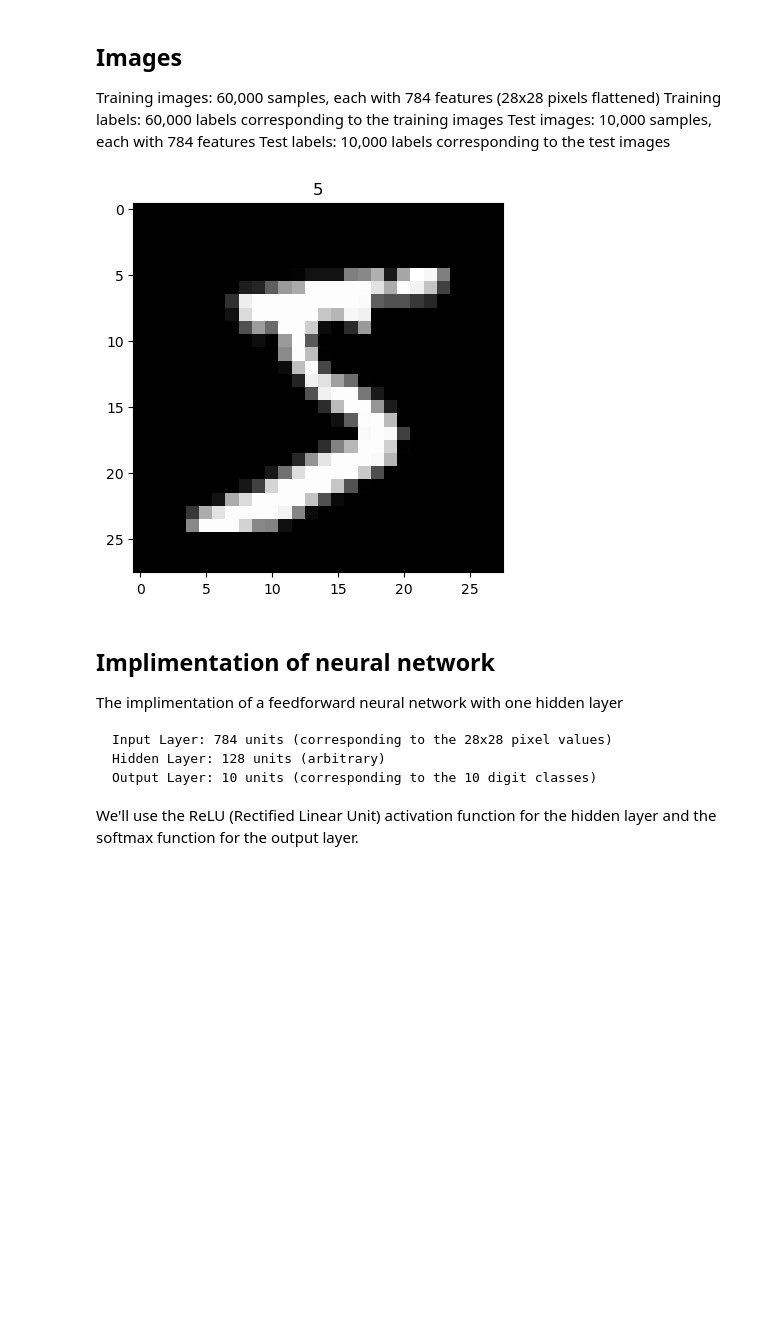
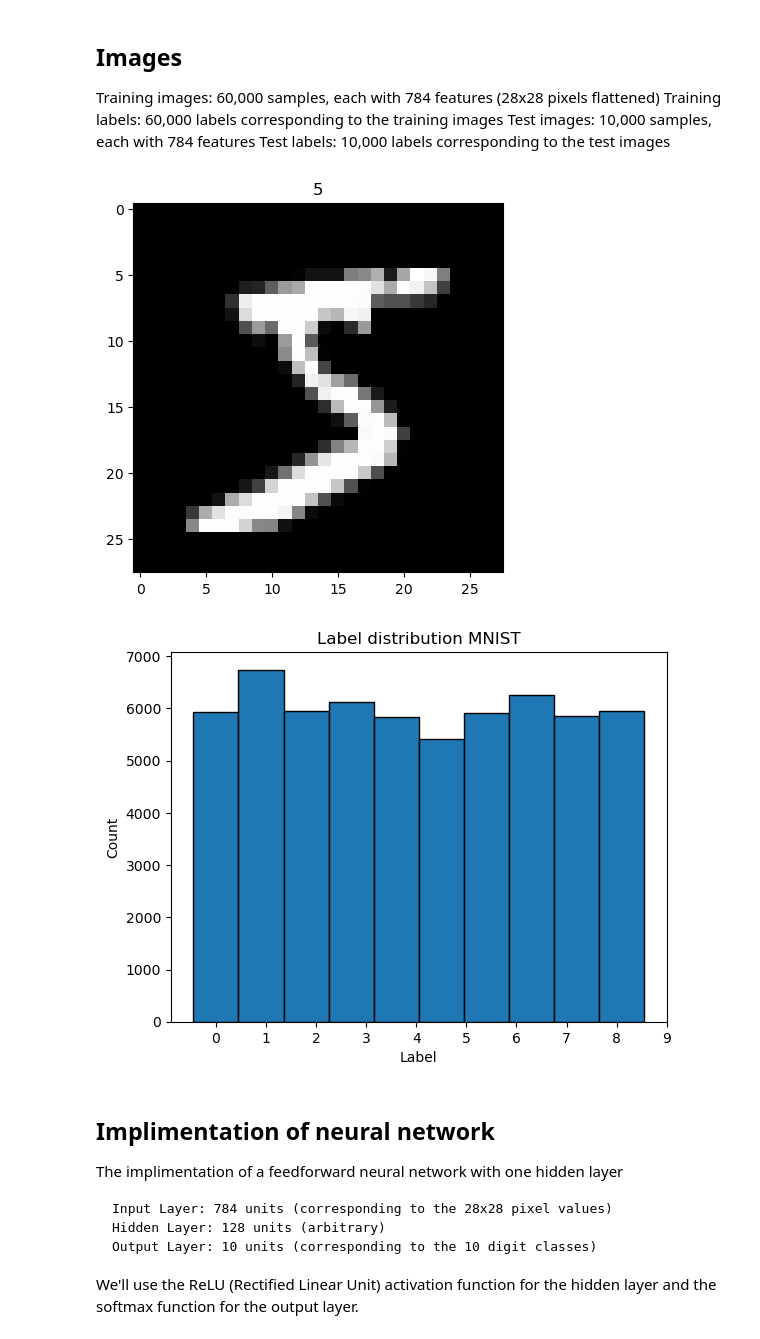
Before and after one commit to MitchellKij/MachineLearning-Assignment, a Jupyter notebook: NeuralNetworkFromScratch.ipynb, the cells around one changed output. Saved outputs shown, nothing was run; the diff lists cells and outputs as text; code cells hidden in the pictures; blank space fills up the shorter version.

Commit message:
show distribution of labels in notebook

```diff
--- a/NeuralNetworkFromScratch.ipynb
+++ b/NeuralNetworkFromScratch.ipynb
@@ -89,11 +89,20 @@ Test labels: 10,000 labels corresponding to the test images
 # %%
 # Display an image and a label
 i = 0
 plt.imshow(train_images[i].reshape((28, 28)), cmap='gray')
 plt.title(train_labels[i])
 plt.show()
+
+# plot the spread of the labels
+plt.hist(train_labels, bins=10, ec='black', align='left')
+plt.title('Label distribution MNIST')
+plt.xlabel('Label')
+plt.ylabel('Count')
+plt.xticks(range(10))
+plt.show()
 # %% [output]
 [figure]
+[figure, added]
 # %% [markdown]
 ## Implimentation of neural network
 The implimentation of a feedforward neural network with one hidden layer
```
